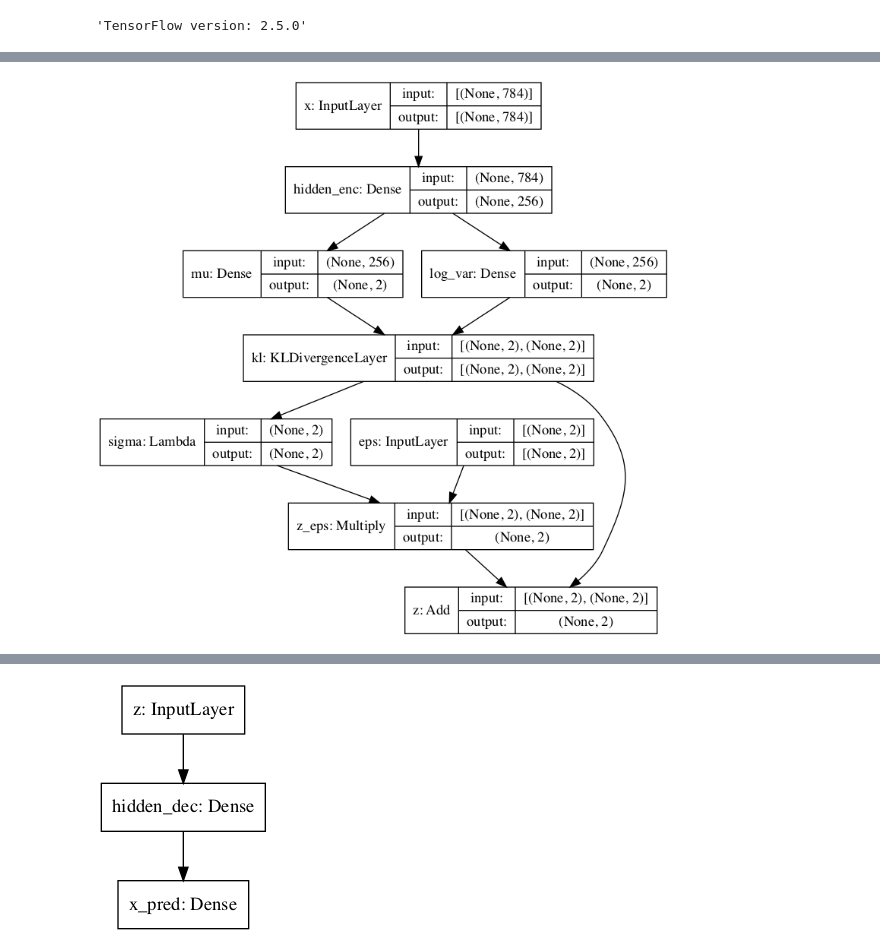
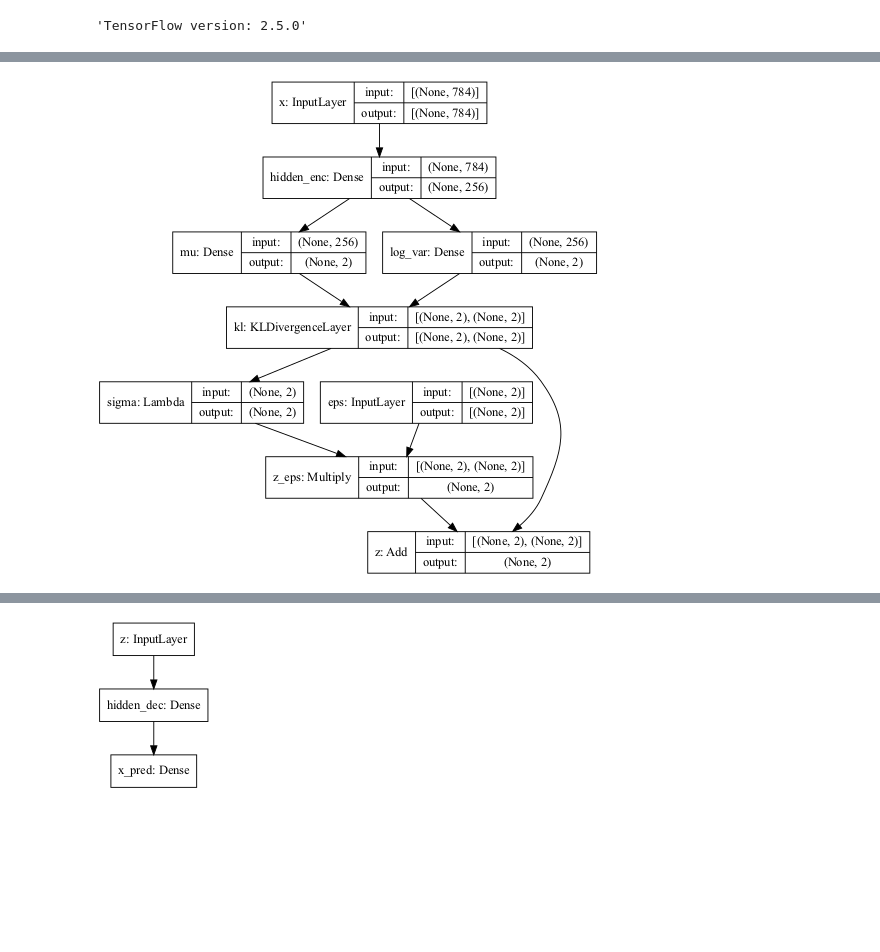
Before and after one commit to xxl4tomxu98/anomamly-detection-autoencoder, a Jupyter notebook: keras-vae-louis-tiao/louis-tiao.ipynb, the cells around one changed output, grey strips where cells are left out. Cells and saved outputs as stored; diff of their text form; code cells hidden in the pictures; blank space fills up the shorter version.

Commit message:
plt.show() issue

```diff
--- a/keras-vae-louis-tiao/louis-tiao.ipynb
+++ b/keras-vae-louis-tiao/louis-tiao.ipynb
@@ -155,16 +149,16 @@ SVG(model_to_dot(encoder, show_shapes=False)
 [drawing not drawn]
 # %%
 plot_model(
-    model=encoder, show_shapes=False,
+    model=encoder, show_shapes=False, dpi=65,
     to_file='encoder_full.png'
 )
 
 plot_model(
-    model=encoder, show_shapes=True,
+    model=encoder, show_shapes=True, dpi=65,
     to_file='encoder_full_shapes.png'
 )
 # %% [output]
-[figure, old version]
+[figure, new version]
 # %%
 decoder = Sequential([
   Dense(intermediate_dim, input_dim=latent_dim,
@@ -185,10 +178,10 @@ SVG(model_to_dot(decoder, show_shapes=False).create(prog='dot', format='svg'))
 [drawing not drawn]
 # %%
 plot_model(
-    model=decoder, show_shapes=False,
+    model=decoder, show_shapes=False, dpi=65,
     to_file='decoder.png'
 )
 # %% [output]
-[figure, old version]
+[figure, new version]
 # %%
 x_pred = decoder(z)
```
Also changed, not shown: parts of 19 cells of this notebook, 15 other files.
